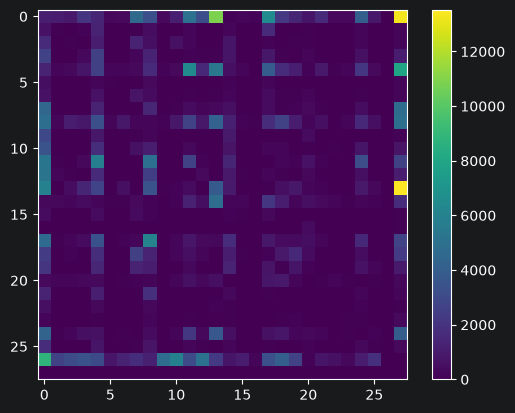
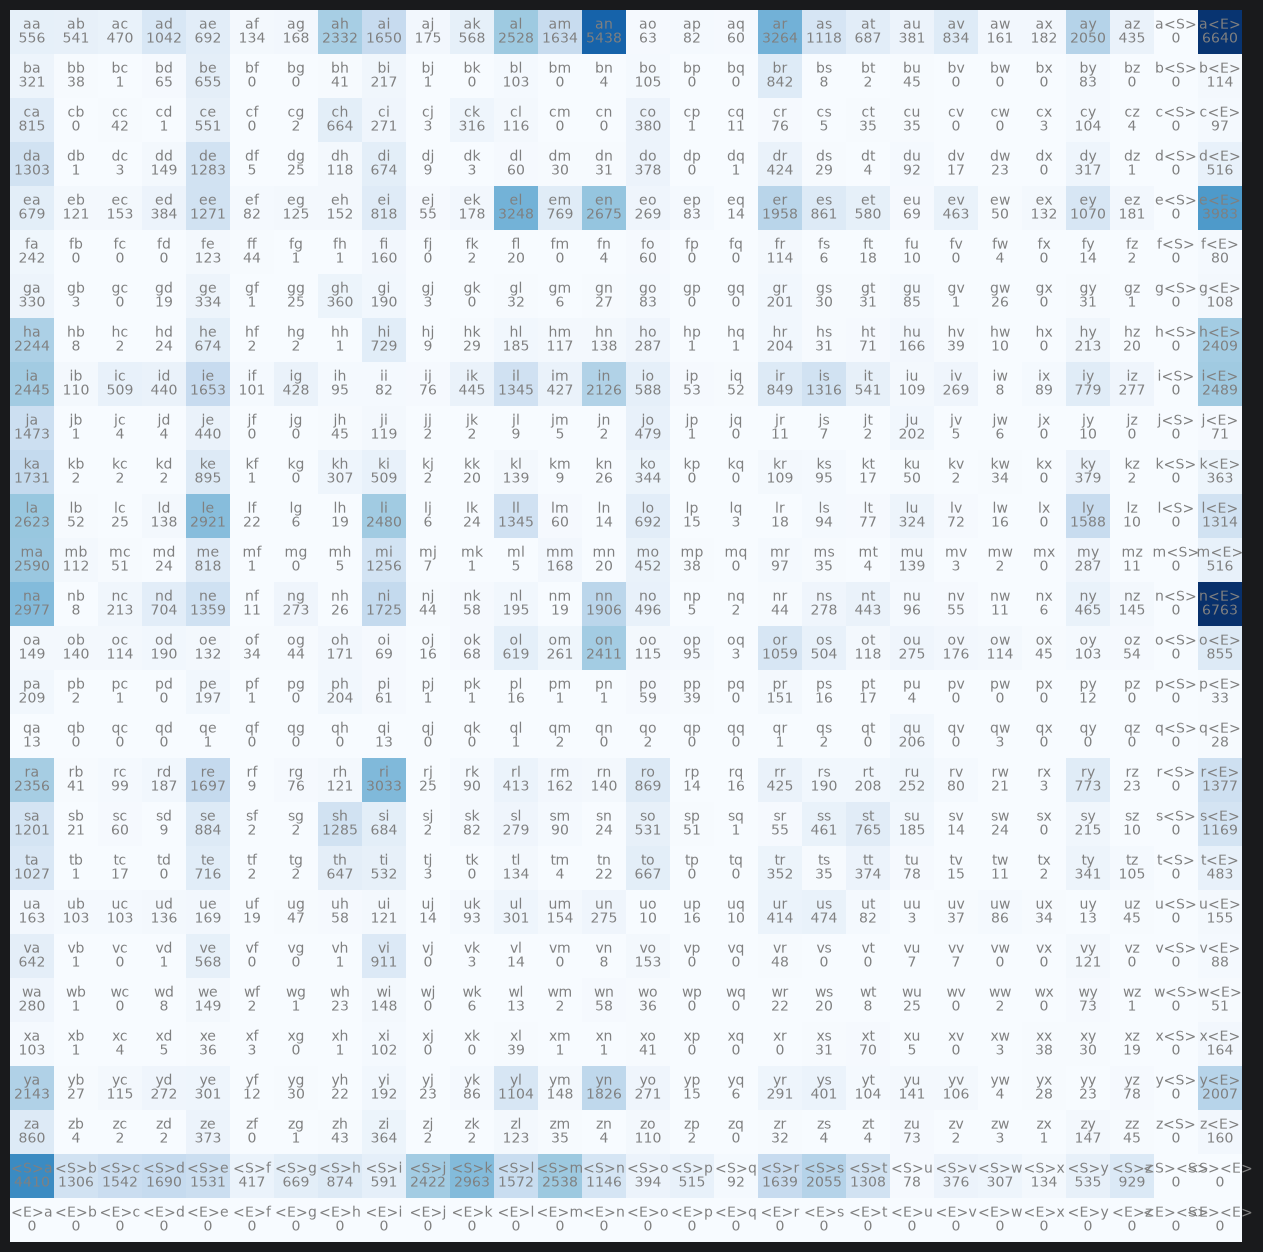
Code edit (unified diff) that turned the first committed figure into the second:
--- before
+++ after
@@ -2,4 +2,10 @@
 %matplotlib inline
 
-plt.imshow(N)
-plt.colorbar()
+plt.figure(figsize=(16, 16))
+plt.imshow(N, cmap="Blues")
+for i in range(28):
+    for j in range(28):
+        chstr = itos[i] + itos[j]
+        plt.text(j, i , chstr, ha="center", va="bottom", color="gray")
+        plt.text(j, i , N[i, j].item(), ha="center", va="top", color="gray")
+plt.axis("off")

Commit: Enhance Lesson 02 notebook with additional markdown explanations and output visualizations for the makemore bigram language model